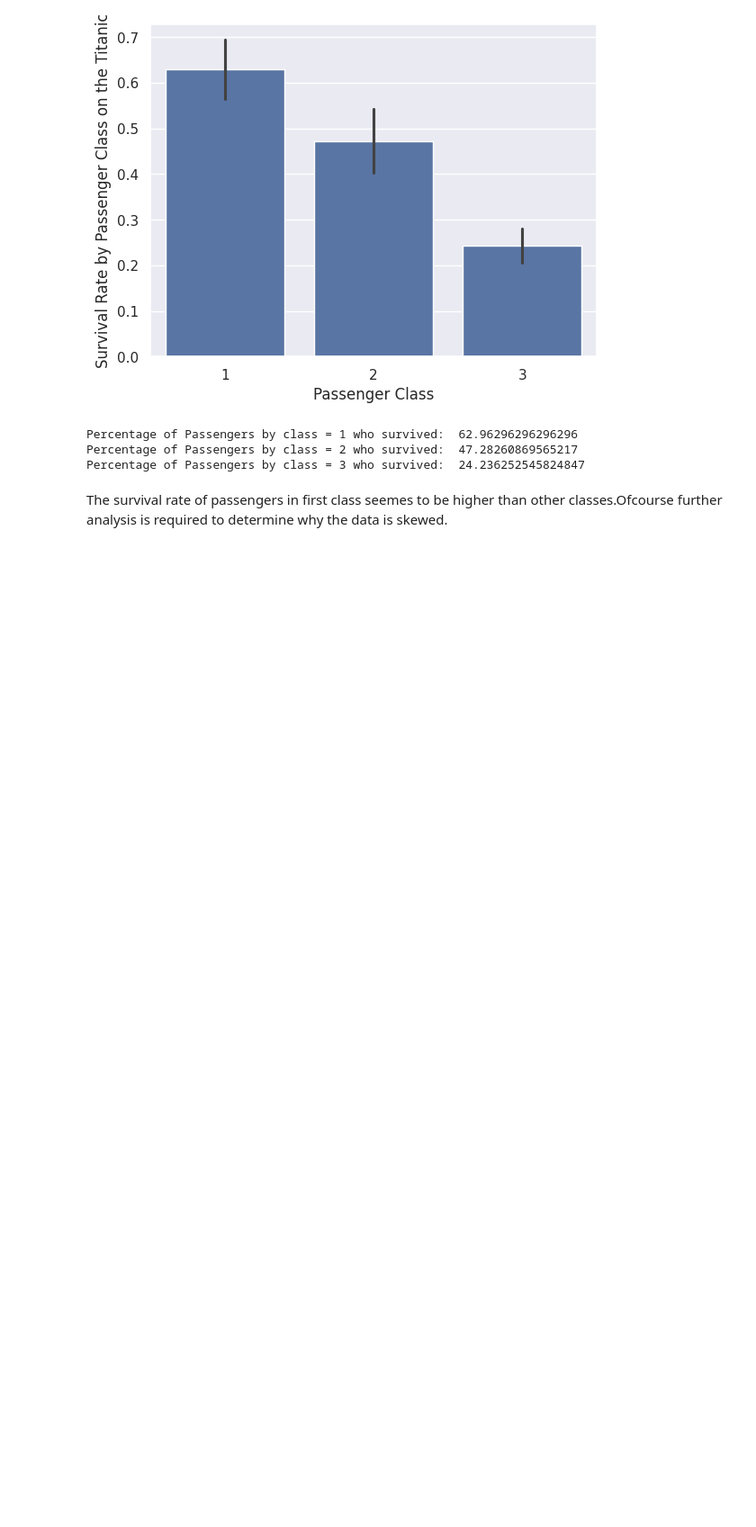
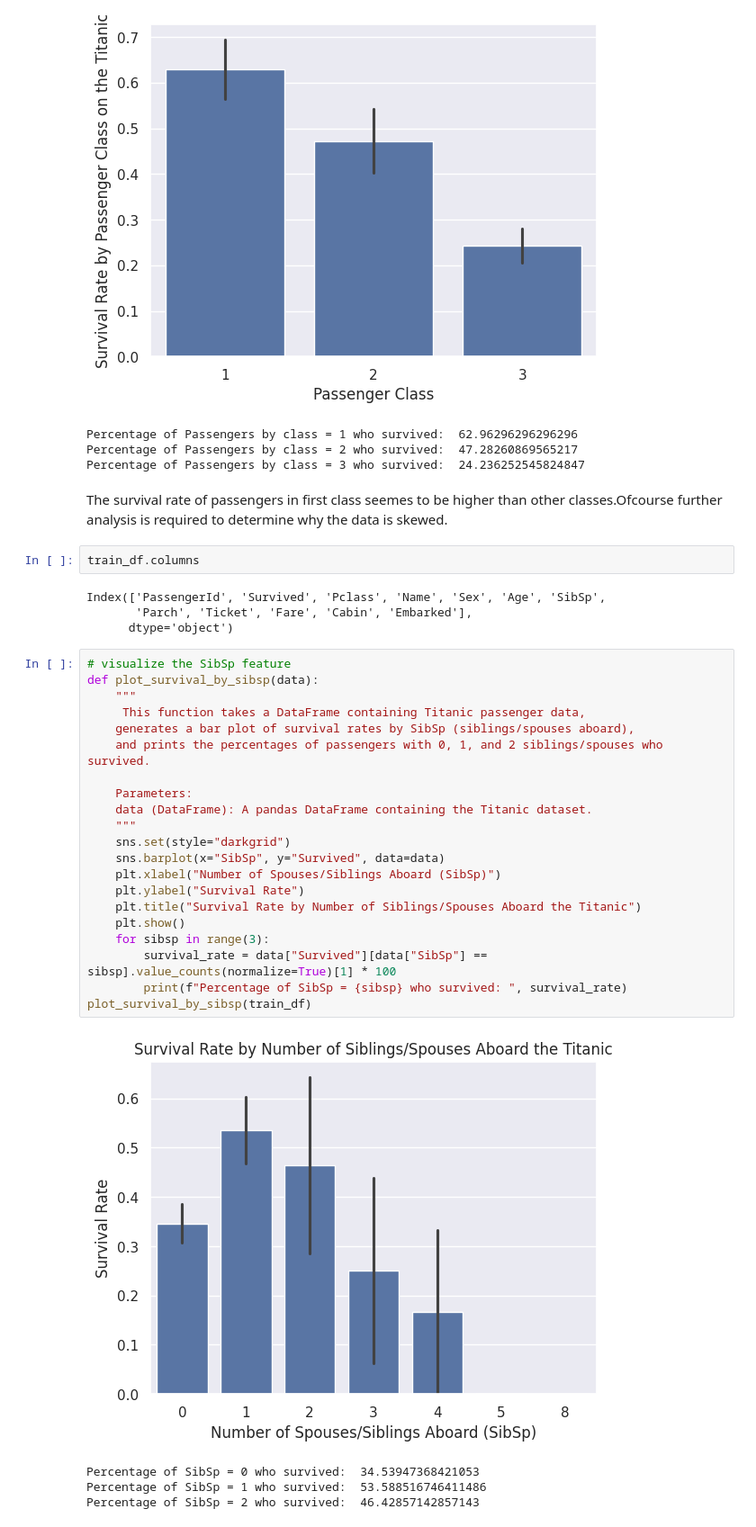
Before and after one commit to Mugambi645/titanic-survival-analysis, a Jupyter notebook: titanic-analysis.ipynb, the cells around one changed output. Shown at 90% size. Cells and saved outputs as stored; diff of their text form; blank space fills up the shorter version.

Commit message:
plot number of survived by no. of sib/ings

```diff
--- a/titanic-analysis.ipynb
+++ b/titanic-analysis.ipynb
@@ -209,3 +209,35 @@ Percentage of Passengers by class = 2 who survived:  47.28260869565217
 Percentage of Passengers by class = 3 who survived:  24.236252545824847
 # %% [markdown]
 The survival rate of passengers in first class seemes to be higher than other classes.Ofcourse further analysis is required to determine why the data is skewed.
+# %%
+train_df.columns
+# %% [output]
+Index(['PassengerId', 'Survived', 'Pclass', 'Name', 'Sex', 'Age', 'SibSp',
+       'Parch', 'Ticket', 'Fare', 'Cabin', 'Embarked'],
+      dtype='object')
+# %%
+# visualize the SibSp feature
+def plot_survival_by_sibsp(data):
+    """
+     This function takes a DataFrame containing Titanic passenger data,
+    generates a bar plot of survival rates by SibSp (siblings/spouses aboard),
+    and prints the percentages of passengers with 0, 1, and 2 siblings/spouses who survived.
+
+    Parameters:
+    data (DataFrame): A pandas DataFrame containing the Titanic dataset.
+    """
+    sns.set(style="darkgrid")
+    sns.barplot(x="SibSp", y="Survived", data=data)
+    plt.xlabel("Number of Spouses/Siblings Aboard (SibSp)")
+    plt.ylabel("Survival Rate")
+    plt.title("Survival Rate by Number of Siblings/Spouses Aboard the Titanic")
+    plt.show()
+    for sibsp in range(3):
+        survival_rate = data["Survived"][data["SibSp"] == sibsp].value_counts(normalize=True)[1] * 100
+        print(f"Percentage of SibSp = {sibsp} who survived: ", survival_rate)
+plot_survival_by_sibsp(train_df)
+# %% [output]
+[figure, added]
+Percentage of SibSp = 0 who survived:  34.53947368421053
+Percentage of SibSp = 1 who survived:  53.588516746411486
+Percentage of SibSp = 2 who survived:  46.42857142857143
```
Also changed, not shown: parts of 2 cells of this notebook.
